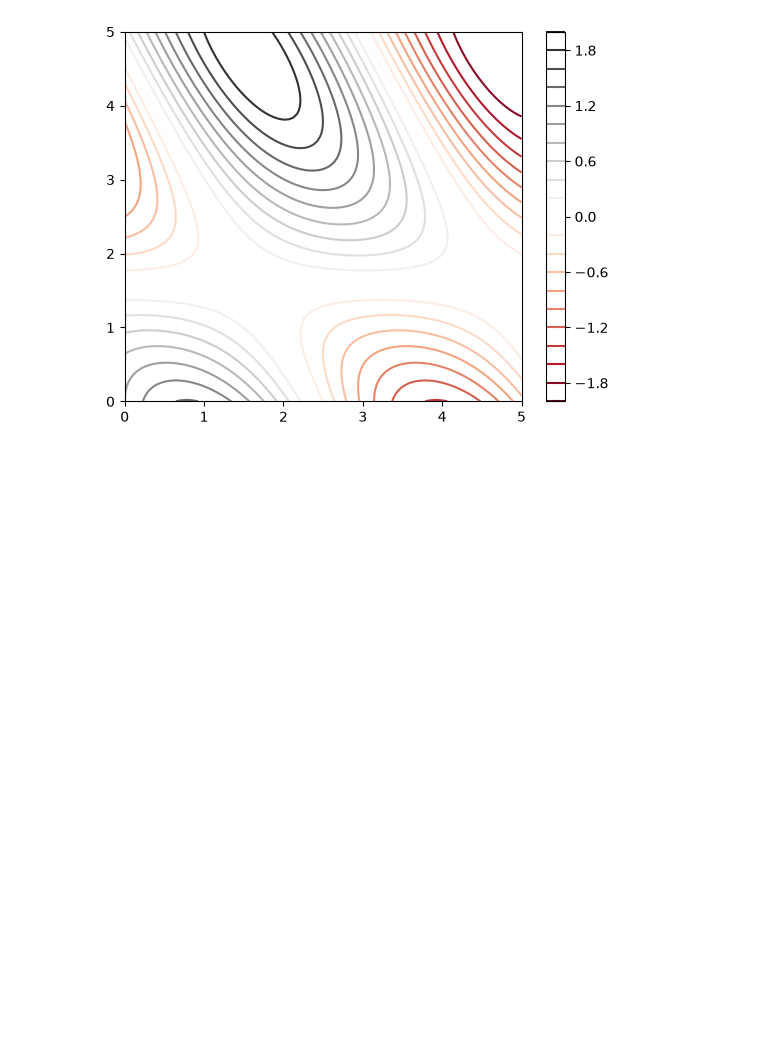
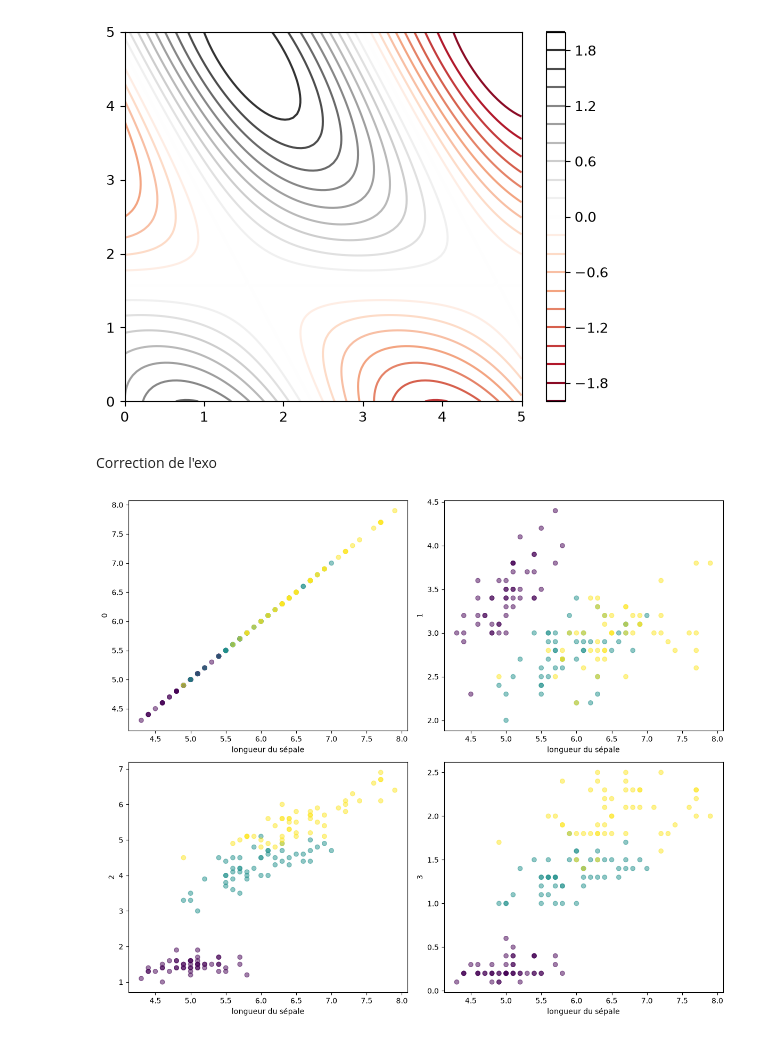
Before and after one commit to webdevproformation/m2-iot-juin2026, a Jupyter notebook: jour02/01-matplotlib.ipynb, the cells around one changed output. Drawn from its saved outputs; the diff is of its cells as text; code cells hidden in the pictures; blank space fills up the shorter version.

Commit message:
correction

```diff
--- a/jour02/01-matplotlib.ipynb
+++ b/jour02/01-matplotlib.ipynb
@@ -214,3 +214,25 @@ plt.colorbar()
 # %% [output]
 <matplotlib.colorbar.Colorbar at 0x...>
 [figure]
+# %% [markdown]
+Correction de l'exo
+# %%
+import matplotlib.pyplot as plt
+from sklearn.datasets import load_iris
+iris = load_iris() # le dataset
+
+x = iris.data
+y = iris.target # 0 1 2
+
+def generateFigure(datasets , y):
+    n = datasets.shape[1]
+    plt.figure(figsize=(12,10))
+    for i in range(n):
+        plt.subplot( n//2 , n//2 , i + 1 )
+        plt.scatter( datasets[: , 0] , datasets[:,i] , c=y , alpha=0.5  )
+        plt.xlabel("longueur du sépale")
+        plt.ylabel(i)
+    plt.tight_layout()
+generateFigure(x , y)
+# %% [output]
+[figure, added]
```
Also changed, not shown: 2 other files.
